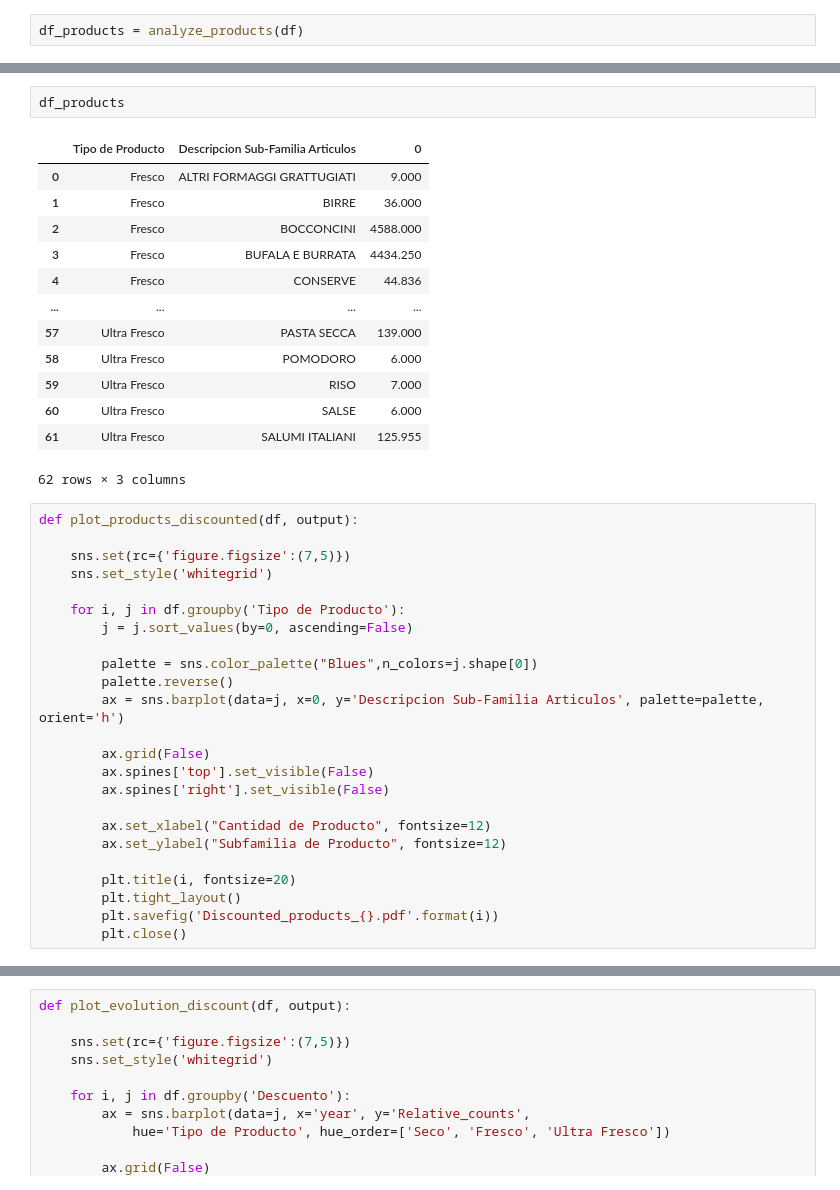
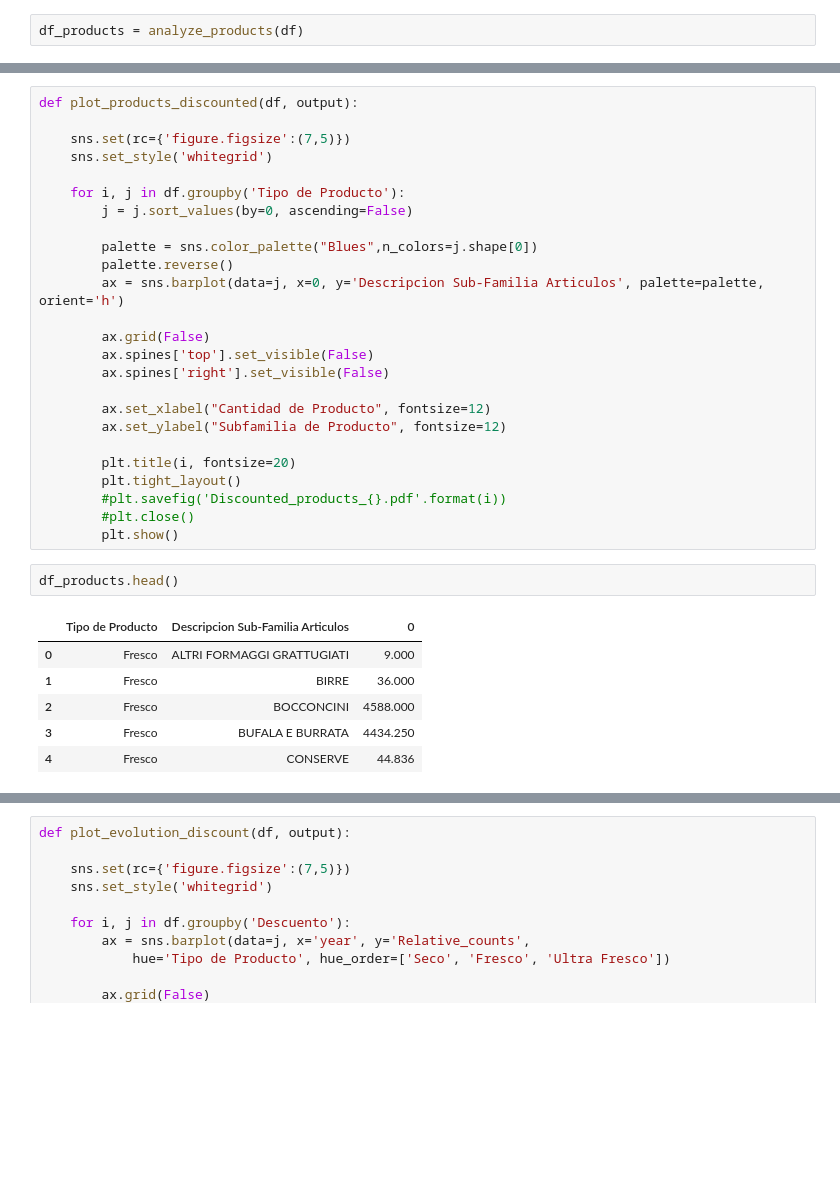
Before and after one commit to pepebonet/bdpesade, a Jupyter notebook: libs/data_analysis.ipynb, the cells around one changed output, grey strips where cells are left out. Cells and saved outputs as stored; diff of their text form; blank space fills up the shorter version.

```diff
--- a/libs/data_analysis.ipynb
+++ b/libs/data_analysis.ipynb
@@ -59,43 +89,37 @@ df_products = analyze_products(df)
+# %%
+def plot_products_discounted(df, output):
+
+    sns.set(rc={'figure.figsize':(7,5)})
+    sns.set_style('whitegrid')
+
+    for i, j in df.groupby('Tipo de Producto'):
+        j = j.sort_values(by=0, ascending=False)
+
+        palette = sns.color_palette("Blues",n_colors=j.shape[0])
+        palette.reverse()
+        ax = sns.barplot(data=j, x=0, y='Descripcion Sub-Familia Articulos', palette=palette, orient='h')
+
+        ax.grid(False)
+        ax.spines['top'].set_visible(False)
+        ax.spines['right'].set_visible(False)
+
+        ax.set_xlabel("Cantidad de Producto", fontsize=12)
+        ax.set_ylabel("Subfamilia de Producto", fontsize=12)
+
+        plt.title(i, fontsize=20)
+        plt.tight_layout()
+        #plt.savefig('Discounted_products_{}.pdf'.format(i))
+        #plt.close()
+        plt.show()
 # %%
-df_products
+df_products.head()
 # %% [output]
 |  | Tipo de Producto | Descripcion Sub-Familia Articulos | 0 |
 | 0 | Fresco | ALTRI FORMAGGI GRATTUGIATI | 9.000 |
 | 1 | Fresco | BIRRE | 36.000 |
 | 2 | Fresco | BOCCONCINI | 4588.000 |
 | 3 | Fresco | BUFALA E BURRATA | 4434.250 |
 | 4 | Fresco | CONSERVE | 44.836 |
-| ... | ... | ... | ... |
-| 57 | Ultra Fresco | PASTA SECCA | 139.000 |
-| 58 | Ultra Fresco | POMODORO | 6.000 |
-| 59 | Ultra Fresco | RISO | 7.000 |
-| 60 | Ultra Fresco | SALSE | 6.000 |
-| 61 | Ultra Fresco | SALUMI ITALIANI | 125.955 |
-62 rows × 3 columns
-# %%
-def plot_products_discounted(df, output):
-
-    sns.set(rc={'figure.figsize':(7,5)})
-    sns.set_style('whitegrid')
-
-    for i, j in df.groupby('Tipo de Producto'):
-        j = j.sort_values(by=0, ascending=False)
-
-        palette = sns.color_palette("Blues",n_colors=j.shape[0])
-        palette.reverse()
-        ax = sns.barplot(data=j, x=0, y='Descripcion Sub-Familia Articulos', palette=palette, orient='h')
-
-        ax.grid(False)
-        ax.spines['top'].set_visible(False)
-        ax.spines['right'].set_visible(False)
-
-        ax.set_xlabel("Cantidad de Producto", fontsize=12)
-        ax.set_ylabel("Subfamilia de Producto", fontsize=12)
-
-        plt.title(i, fontsize=20)
-        plt.tight_layout()
-        plt.savefig('Discounted_products_{}.pdf'.format(i))
-        plt.close()
 # %%
 output = ''
 plot_products_discounted(df_products, output)
```
Also changed, not shown: parts of 18 cells of this notebook.
